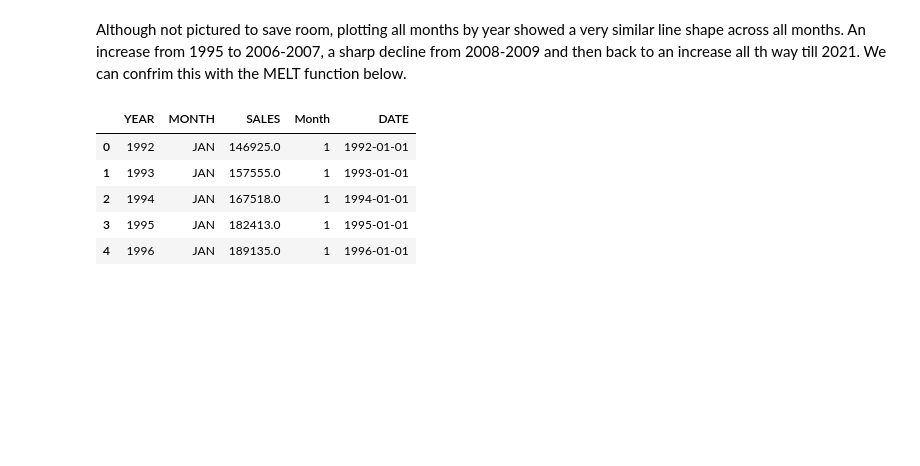
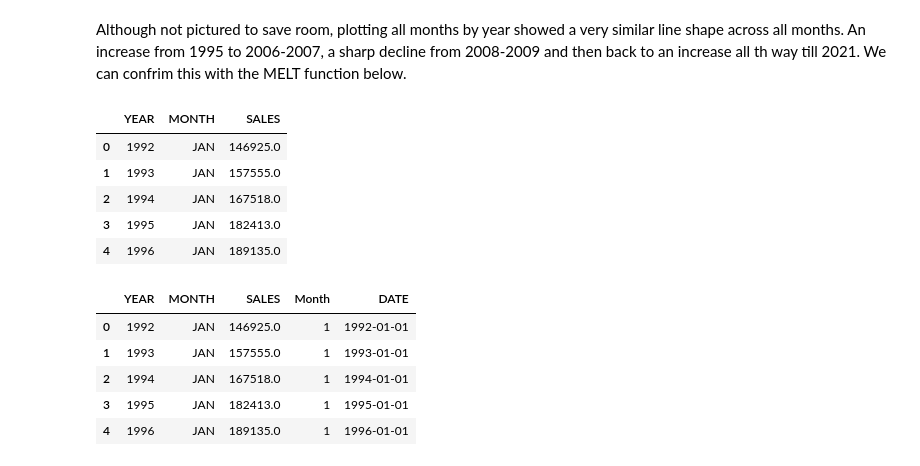
Before and after one commit to Theranmeadows97/dsc630predictiveAnalytics, a Jupyter notebook: week8/week8.ipynb, the cells around one changed output. Cells and saved outputs as stored; diff of their text form; code cells hidden in the pictures; blank space fills up the shorter version.

```diff
--- a/week8/week8.ipynb
+++ b/week8/week8.ipynb
@@ -33,6 +33,15 @@ Although not pictured to save room, plotting all months by year showed a very si
 # %%
 #transpose the data with melt
 time_df_short = pd.melt(time_df, id_vars=['YEAR'], var_name="MONTH", value_name="SALES")
+# %%
+time_df_short.head()
+# %% [output]
+|  | YEAR | MONTH | SALES |
+| 0 | 1992 | JAN | 146925.0 |
+| 1 | 1993 | JAN | 157555.0 |
+| 2 | 1994 | JAN | 167518.0 |
+| 3 | 1995 | JAN | 182413.0 |
+| 4 | 1996 | JAN | 189135.0 |
 # %%
 #assign number to the month names
 time_df_short['Month'] = time_df_short['MONTH'].map({'JAN': 1, 'FEB': 2, 'MAR': 3, 'APR': 4,'MAY':5,'JUN':6,'JUL':7,'AUG':8,'SEP':9,'OCT':10,'NOV':11,'DEC':12})
```
Also changed, not shown: 7 other files.
